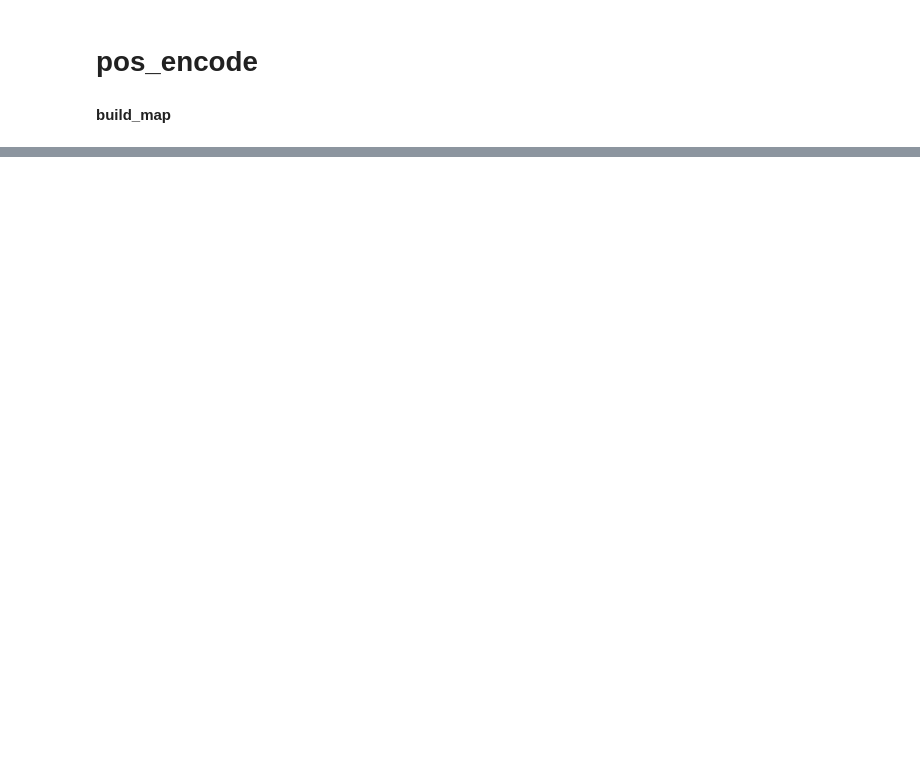
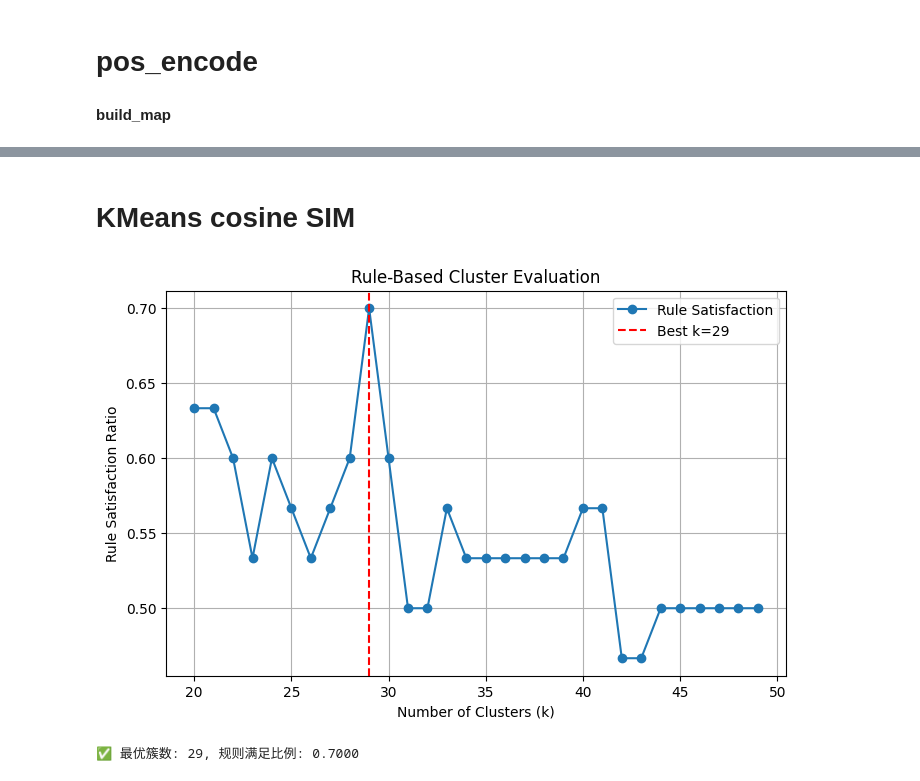
Before and after one commit to shantam98/AIcoach, a Jupyter notebook: src/notebooks/darian_code_v2.ipynb, the cells around one changed output, grey strips where cells are left out. Cells and saved outputs as stored; diff of their text form; code cells hidden in the pictures; blank space fills up the shorter version.

```diff
--- a/src/notebooks/darian_code_v2.ipynb
+++ b/src/notebooks/darian_code_v2.ipynb
@@ -446,7 +517,7 @@ import numpy as np
 from sklearn.manifold import MDS
 import matplotlib.pyplot as plt
 
-def positions_to_coords(dist_dict, n_dim=2, random_state=42):
+def positions_to_coords(dist_dict=distances, n_dim=2, random_state=42):
     """
     将位置间距离规则映射成坐标。
 
@@ -487,9 +558,7 @@ def positions_to_coords(dist_dict, n_dim=2, random_state=42):
     pos_coords = {p: coords[pos_index[p]] for p in positions}
     return pos_coords
 
-coords = positions_to_coords(distances, n_dim=2)
-for k,v in coords.items():
-    print(k, v)
+coords = positions_to_coords()
 # 提取所有 x, y
 xs = [x for x, y in coords.values()]
 ys = [y for x, y in coords.values()]
@@ -1293,0 +966,2 @@ df.to_csv("player_features_latest5.csv", index=False, encoding="utf-8-sig")
+# %% [markdown]
+# KMeans cosine SIM
@@ -1293,0 +970,45 @@ df.to_csv("player_features_latest5.csv", index=False, encoding="utf-8-sig")
+# %%
+
+# 循环不同簇数
+cluster_range = range(20, 50)
+rule_scores = []
+
+best_score = -1
+best_k = None
+best_labels = None
+X = np.ascontiguousarray(X, dtype=np.float32)  # 保证连续且 float32
+faiss.normalize_L2(X)
+d = X.shape[1]
+for k in cluster_range:
+    kmeans = faiss.Kmeans(d, k, niter=50, spherical=True)
+    kmeans.train(X)
+    # ✅ 获取每个样本所属的簇
+    index = faiss.IndexFlatIP(d)   # 使用内积（cosine）索引
+    faiss.normalize_L2(kmeans.centroids)  # 再单位化一次，保证模=1
+    index.add(kmeans.centroids)
+    _, labels = index.search(X, 1)
+    labels = labels.flatten()
+
+    score = evaluate_rules(df_filtered, labels)
+    rule_scores.append(score)
+
+    if score > best_score:
+        best_score = score
+        best_k = k
+        best_labels = labels
+
+# 绘制规则满足比例随簇数变化图
+plt.figure(figsize=(8,5))
+plt.plot(list(cluster_range), rule_scores, marker='o', label='Rule Satisfaction')
+plt.axvline(best_k, color='red', linestyle='--', label=f'Best k={best_k}')
+plt.xlabel("Number of Clusters (k)")
+plt.ylabel("Rule Satisfaction Ratio")
+plt.title("Rule-Based Cluster Evaluation")
+plt.legend()
+plt.grid(True)
+plt.show()
+
+print(f"✅ best k: {best_k}, rule satisfied rate: {best_score:.4f}")
+# %% [output]
+[figure, added]
+✅ 最优簇数: 29, 规则满足比例: 0.7000
```
Also changed, not shown: parts of 60 cells of this notebook, 2 other files.
